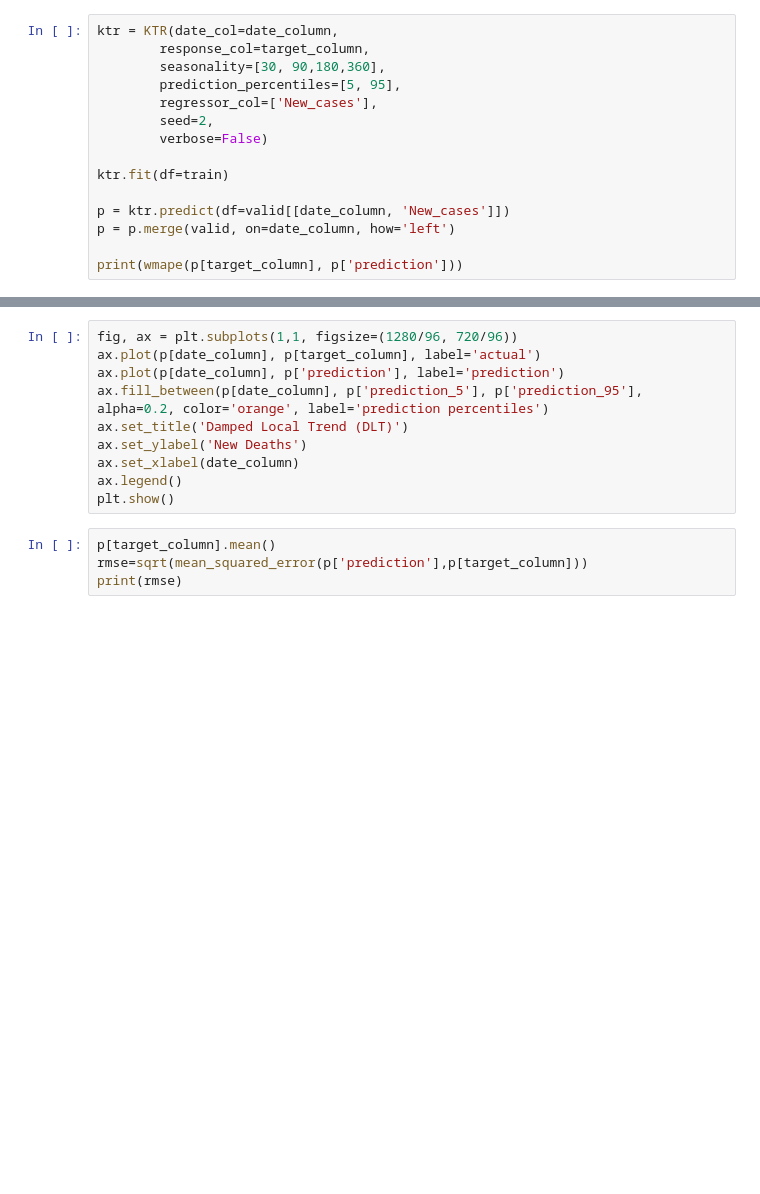
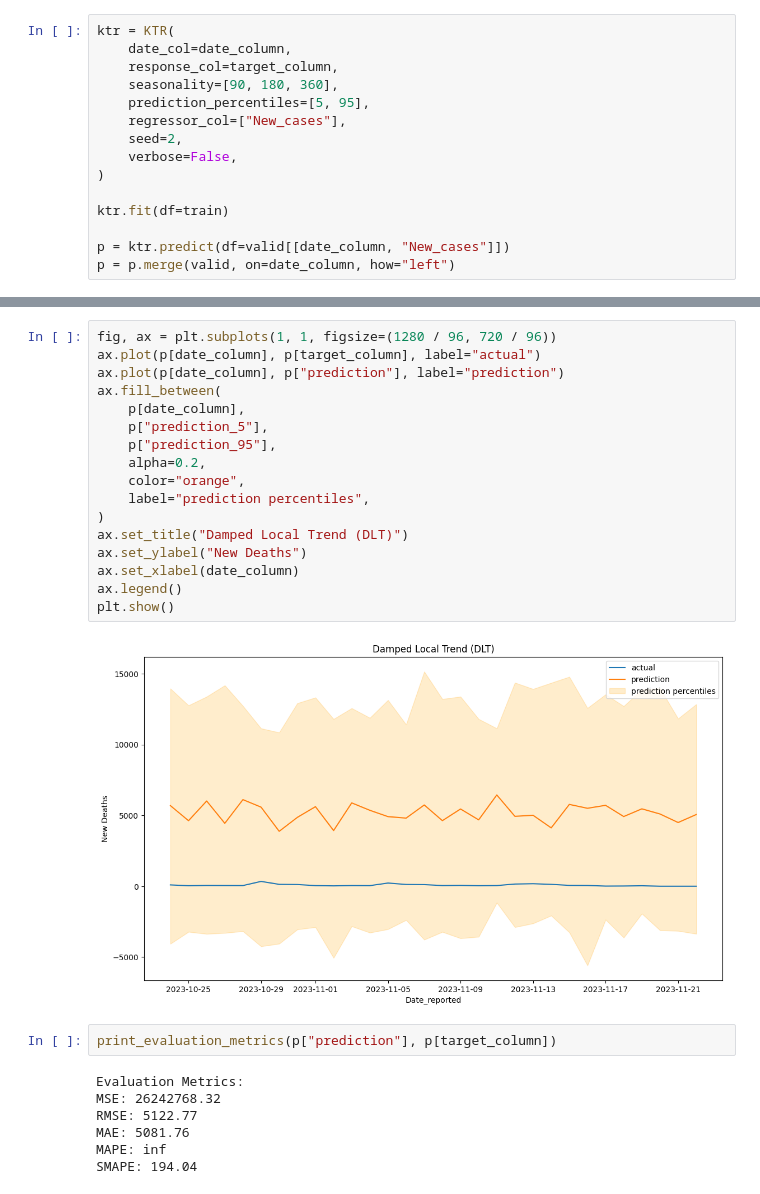
Before and after one commit to samuell07/timeseries-forecasting, a Jupyter notebook: covid_deaths/models/covid-deaths-bayes.ipynb, the cells around one changed output, grey strips where cells are left out. Drawn from its saved outputs; the diff is of its cells as text; blank space fills up the shorter version.

```diff
--- a/covid_deaths/models/covid-deaths-bayes.ipynb
+++ b/covid_deaths/models/covid-deaths-bayes.ipynb
@@ -369,15 +553,15 @@ print(rmse)
 # %%
-ktr = KTR(date_col=date_column,
-        response_col=target_column,
-        seasonality=[30, 90,180,360],
-        prediction_percentiles=[5, 95],
-        regressor_col=['New_cases'],
-        seed=2,
-        verbose=False)
+ktr = KTR(
+    date_col=date_column,
+    response_col=target_column,
+    seasonality=[90, 180, 360],
+    prediction_percentiles=[5, 95],
+    regressor_col=["New_cases"],
+    seed=2,
+    verbose=False,
+)
 
 ktr.fit(df=train)
 
-p = ktr.predict(df=valid[[date_column, 'New_cases']])
-p = p.merge(valid, on=date_column, how='left')
-
-print(wmape(p[target_column], p['prediction']))
+p = ktr.predict(df=valid[[date_column, "New_cases"]])
+p = p.merge(valid, on=date_column, how="left")
@@ -384,14 +571,28 @@ print(wmape(p[target_column], p['prediction']))
 # %%
-fig, ax = plt.subplots(1,1, figsize=(1280/96, 720/96))
-ax.plot(p[date_column], p[target_column], label='actual')
-ax.plot(p[date_column], p['prediction'], label='prediction')
-ax.fill_between(p[date_column], p['prediction_5'], p['prediction_95'], alpha=0.2, color='orange', label='prediction percentiles')
-ax.set_title('Damped Local Trend (DLT)')
-ax.set_ylabel('New Deaths')
+fig, ax = plt.subplots(1, 1, figsize=(1280 / 96, 720 / 96))
+ax.plot(p[date_column], p[target_column], label="actual")
+ax.plot(p[date_column], p["prediction"], label="prediction")
+ax.fill_between(
+    p[date_column],
+    p["prediction_5"],
+    p["prediction_95"],
+    alpha=0.2,
+    color="orange",
+    label="prediction percentiles",
+)
+ax.set_title("Damped Local Trend (DLT)")
+ax.set_ylabel("New Deaths")
 ax.set_xlabel(date_column)
 ax.legend()
 plt.show()
+# %% [output]
+[figure, added]
 # %%
-p[target_column].mean()
-rmse=sqrt(mean_squared_error(p['prediction'],p[target_column]))
-print(rmse)
+print_evaluation_metrics(p["prediction"], p[target_column])
+# %% [output]
+Evaluation Metrics:
+MSE: 26242768.32
+RMSE: 5122.77
+MAE: 5081.76
+MAPE: inf
+SMAPE: 194.04
```
Also changed, not shown: parts of 21 cells of this notebook, 14 other files.
